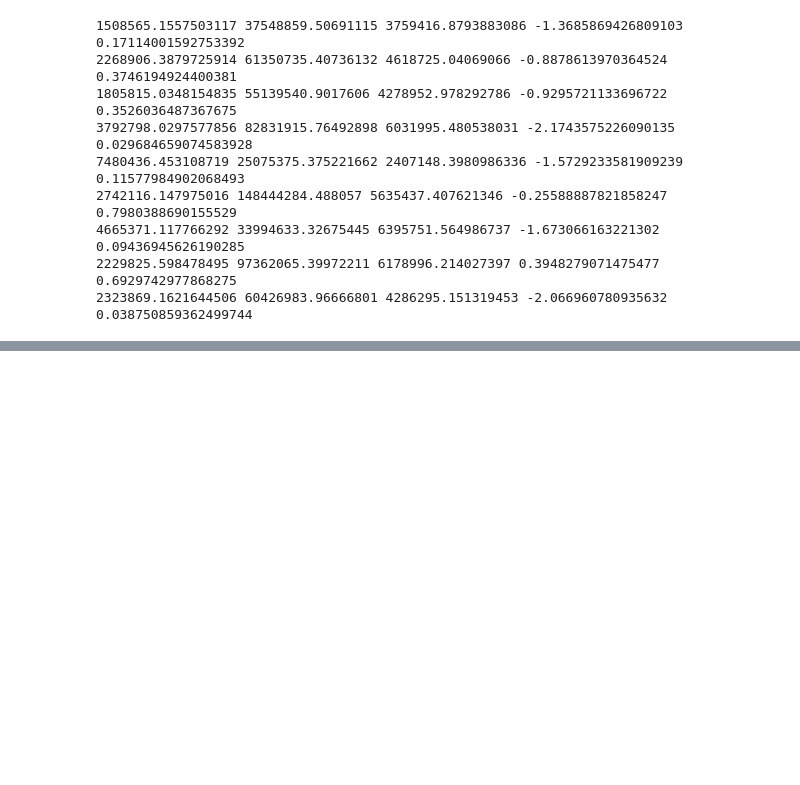
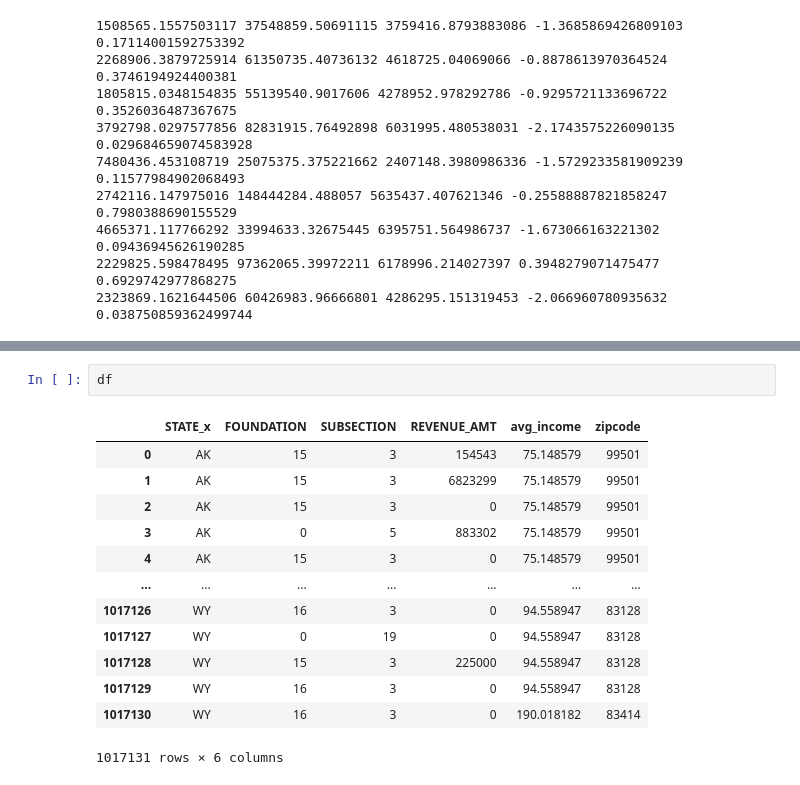
Before and after one commit to lesro/change_unlimited, a Jupyter notebook: notebooks/day3_eda_.ipynb, the cells around one changed output, grey strips where cells are left out. Cells and saved outputs as stored; diff of their text form; blank space fills up the shorter version.

```diff
--- a/notebooks/day3_eda_.ipynb
+++ b/notebooks/day3_eda_.ipynb
@@ -534,0 +640,16 @@ for i in test_state_lst:
+# %%
+df
+# %% [output]
+|  | STATE_x | FOUNDATION | SUBSECTION | REVENUE_AMT | avg_income | zipcode |
+| 0 | AK | 15 | 3 | 154543 | 75.148579 | 99501 |
+| 1 | AK | 15 | 3 | 6823299 | 75.148579 | 99501 |
+| 2 | AK | 15 | 3 | 0 | 75.148579 | 99501 |
+| 3 | AK | 0 | 5 | 883302 | 75.148579 | 99501 |
+| 4 | AK | 15 | 3 | 0 | 75.148579 | 99501 |
+| ... | ... | ... | ... | ... | ... | ... |
+| 1017126 | WY | 16 | 3 | 0 | 94.558947 | 83128 |
+| 1017127 | WY | 0 | 19 | 0 | 94.558947 | 83128 |
+| 1017128 | WY | 15 | 3 | 225000 | 94.558947 | 83128 |
+| 1017129 | WY | 16 | 3 | 0 | 94.558947 | 83128 |
+| 1017130 | WY | 16 | 3 | 0 | 190.018182 | 83414 |
+1017131 rows × 6 columns
```
Also changed, not shown: parts of 8 cells of this notebook.
